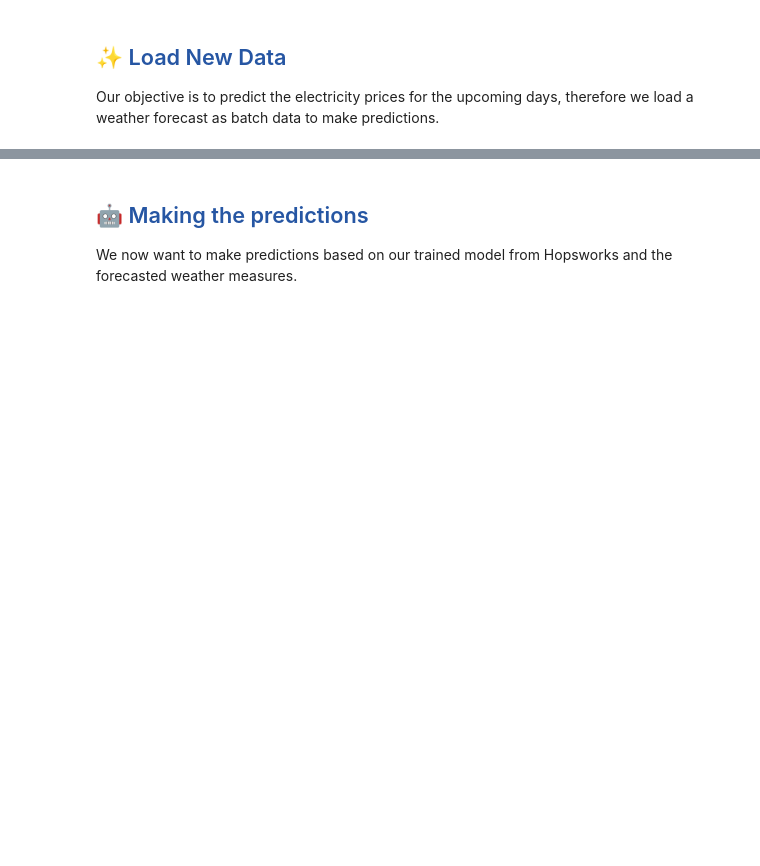
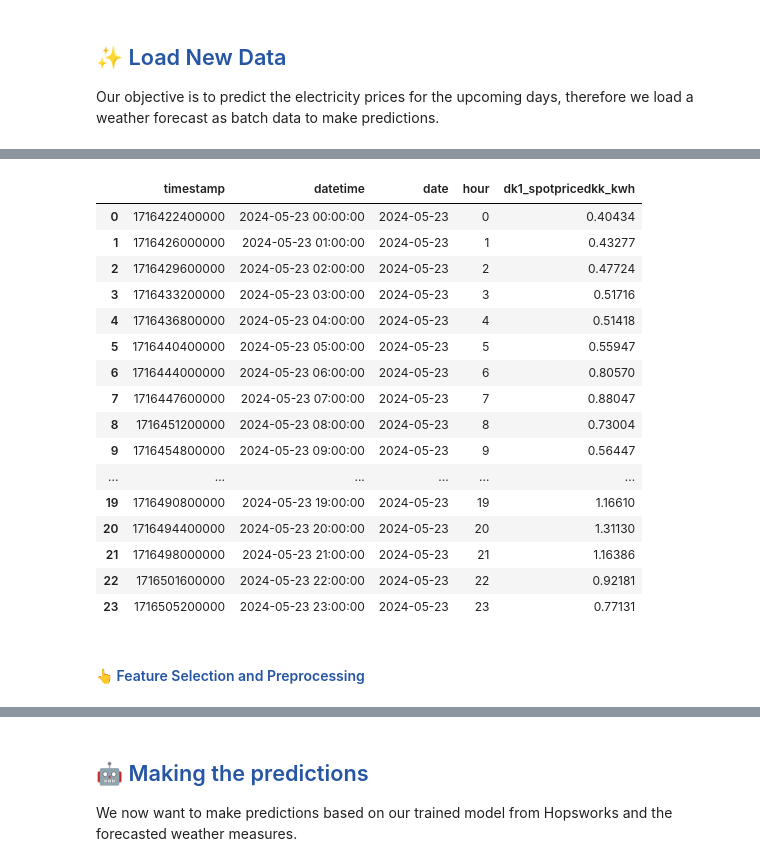
Before and after one commit to Benj3037/bds_m7_second-semester-project, a Jupyter notebook: pipeline/4_2_inference_pipeline_lstm.ipynb, the cells around one changed output, grey strips where cells are left out. Cells and saved outputs as stored; diff of their text form; code cells hidden in the pictures; blank space fills up the shorter version.

```diff
--- a/pipeline/4_2_inference_pipeline_lstm.ipynb
+++ b/pipeline/4_2_inference_pipeline_lstm.ipynb
@@ -117,6 +123,13 @@ weather_forecast_df = weather_measures.forecast_weather_measures(
 calendar_df = calendar.calendar_denmark(
     freq='H',
 )
+
+# Fetching the electricity prices
+electricity_price_df = electricity_prices.electricity_prices(
+    historical=True,
+    area=["DK1"],
+    start='2020-01-01'
+)
 # %%
 # Merging the weather forecast and calendar dataframes
 new_data = pd.merge(weather_forecast_df, calendar_df, how='inner', left_on='timestamp', right_on='timestamp')
@@ -163,5 +176,25 @@ df.tail()
 | 38501 | 1716544800000 | 2024-05-24 10:00:00+00:00 | 2024-05-24 00:00:00+00:00 | 10 | 0.71756 | 17.8 | 69.0 | ... |
 | 38502 | 1716548400000 | 2024-05-24 11:00:00+00:00 | 2024-05-24 00:00:00+00:00 | 11 | 0.67212 | 18.0 | 71.0 | ... |
 | 38503 | 1716552000000 | 2024-05-24 12:00:00+00:00 | 2024-05-24 00:00:00+00:00 | 12 | 0.62100 | 18.6 | 66.0 | ... |
+# %%
+electricity_price_df
+# %% [output]
+|  | timestamp | datetime | date | hour | dk1_spotpricedkk_kwh |
+| 0 | 1716422400000 | 2024-05-23 00:00:00 | 2024-05-23 | 0 | 0.40434 |
+| 1 | 1716426000000 | 2024-05-23 01:00:00 | 2024-05-23 | 1 | 0.43277 |
+| 2 | 1716429600000 | 2024-05-23 02:00:00 | 2024-05-23 | 2 | 0.47724 |
+| 3 | 1716433200000 | 2024-05-23 03:00:00 | 2024-05-23 | 3 | 0.51716 |
+| 4 | 1716436800000 | 2024-05-23 04:00:00 | 2024-05-23 | 4 | 0.51418 |
+| 5 | 1716440400000 | 2024-05-23 05:00:00 | 2024-05-23 | 5 | 0.55947 |
+| 6 | 1716444000000 | 2024-05-23 06:00:00 | 2024-05-23 | 6 | 0.80570 |
+| 7 | 1716447600000 | 2024-05-23 07:00:00 | 2024-05-23 | 7 | 0.88047 |
+| 8 | 1716451200000 | 2024-05-23 08:00:00 | 2024-05-23 | 8 | 0.73004 |
+| 9 | 1716454800000 | 2024-05-23 09:00:00 | 2024-05-23 | 9 | 0.56447 |
+| ... | ... | ... | ... | ... | ... |
+| 19 | 1716490800000 | 2024-05-23 19:00:00 | 2024-05-23 | 19 | 1.16610 |
+| 20 | 1716494400000 | 2024-05-23 20:00:00 | 2024-05-23 | 20 | 1.31130 |
+| 21 | 1716498000000 | 2024-05-23 21:00:00 | 2024-05-23 | 21 | 1.16386 |
+| 22 | 1716501600000 | 2024-05-23 22:00:00 | 2024-05-23 | 22 | 0.92181 |
+| 23 | 1716505200000 | 2024-05-23 23:00:00 | 2024-05-23 | 23 | 0.77131 |
 # %%
 # Append new data to the historical data stored in the DataFrame 'df'
@@ -171,6 +206,8 @@ forecast_data = combined_data.tail(120)
 # %%
 # Drop columns 'dk1_spotpricedkk_kwh', 'timestamp', 'datetime', and 'date' from the DataFrame 'forecast_data'
 forecast_data.drop(columns=['dk1_spotpricedkk_kwh','timestamp', 'datetime', 'date'], inplace=True)
+# %% [markdown]
+#### <span style="color:#2656a3;">👆 Feature Selection and Preprocessing</span>
 # %%
 from sklearn.preprocessing import MinMaxScaler
 target_scaler = MinMaxScaler(feature_range=(0, 1))
```
Also changed, not shown: parts of 19 cells of this notebook, 2 other files.
